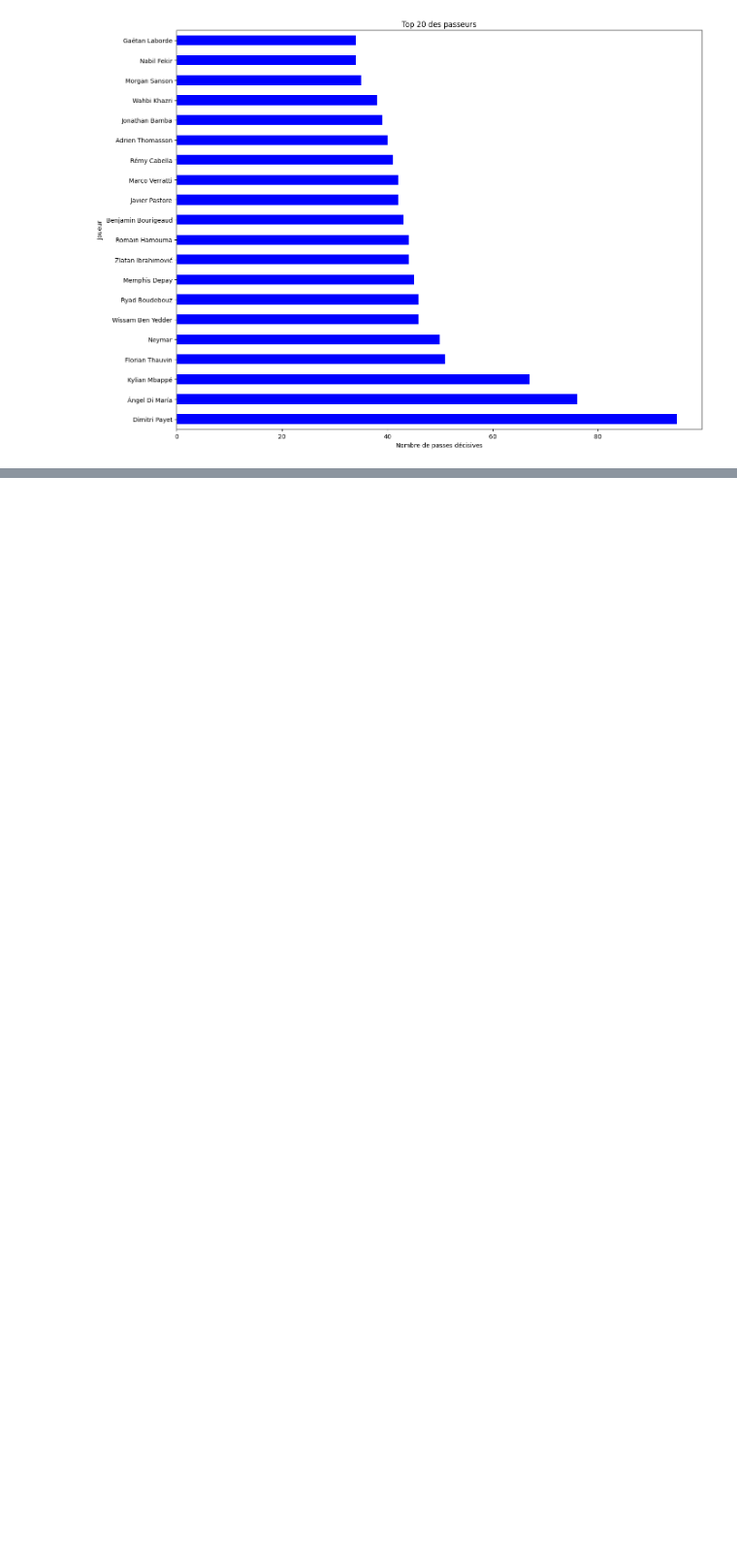
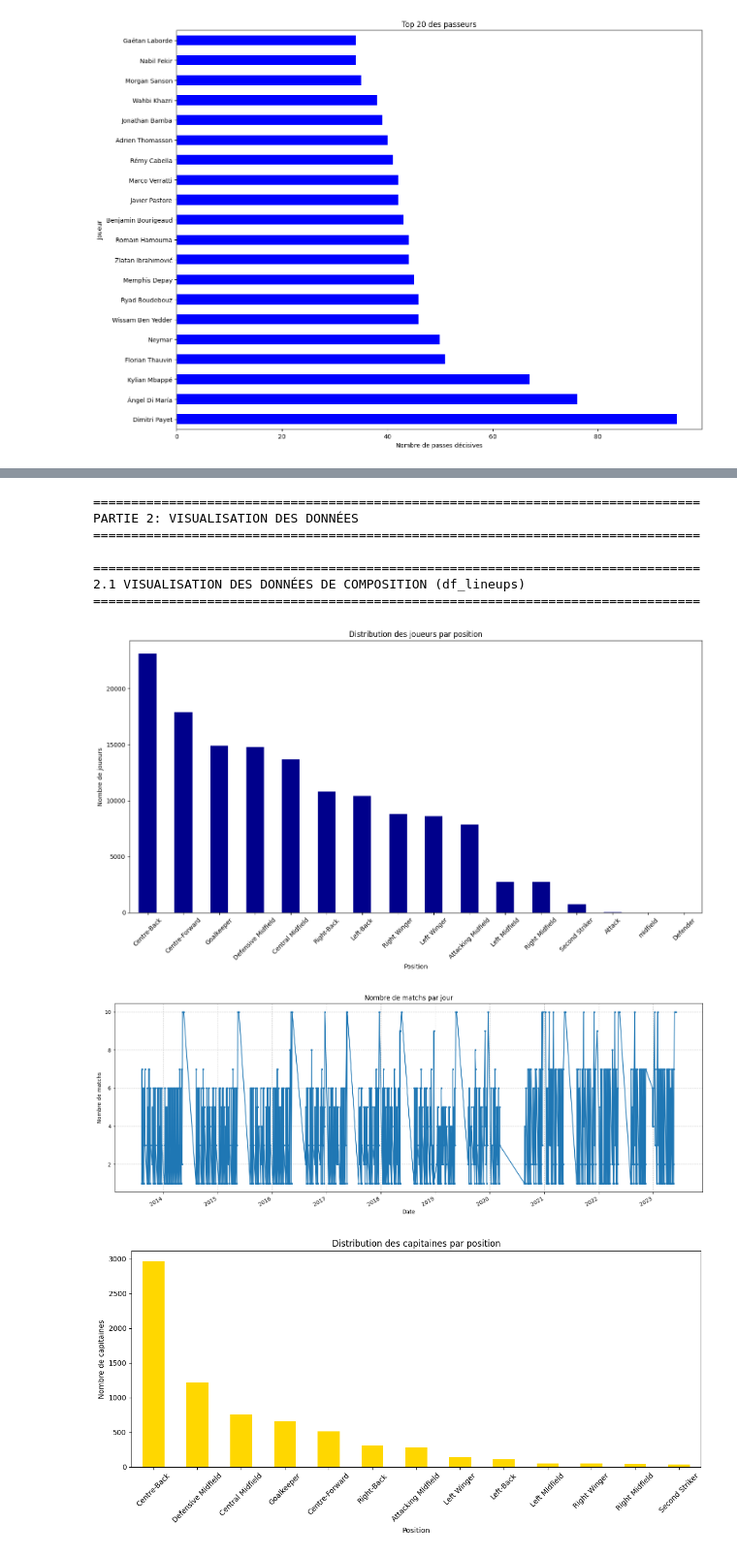
Before and after one commit to mohamed-bouchalkha/ligue1-match-prediction-Project, a Jupyter notebook: Prediction_Ligue1_2023.ipynb, the cells around one changed output, grey strips where cells are left out. Shown at 97% size. Cells and saved outputs as stored; diff of their text form; code cells hidden in the pictures; blank space fills up the shorter version.

```diff
--- a/Prediction_Ligue1_2023.ipynb
+++ b/Prediction_Ligue1_2023.ipynb
@@ -1205,0 +1411,74 @@ Name: assists, dtype: int64
+# %%
+# -------------------------------------------------------------------------------
+# PARTIE 2: VISUALISATION DES DONNÉES
+# -------------------------------------------------------------------------------
+
+print("\n" + "="*80)
+print("PARTIE 2: VISUALISATION DES DONNÉES")
+print("="*80)
+
+# -------------------------------------------------------------------------------
+# 2.1 VISUALISATION DES DONNÉES DE COMPOSITION (df_lineups)
+# -------------------------------------------------------------------------------
+
+print("\n" + "="*80)
+print("2.1 VISUALISATION DES DONNÉES DE COMPOSITION (df_lineups)")
+print("="*80)
+
+# Distribution des positions
+plt.figure(figsize=(14, 8))
+positions_count = df_lineups['position'].value_counts()
+positions_count.plot(kind='bar', color='darkblue')
+plt.title('Distribution des joueurs par position')
+plt.xlabel('Position')
+plt.ylabel('Nombre de joueurs')
+plt.xticks(rotation=45)
+plt.tight_layout()
+
+# Évolution du nombre de matchs par date
+plt.figure(figsize=(16, 6))
+matches_per_date = df_lineups.groupby('date')['game_id'].nunique()
+matches_per_date.plot(kind='line', marker='.', markersize=5)
+plt.title('Nombre de matchs par jour')
+plt.xlabel('Date')
+plt.ylabel('Nombre de matchs')
+plt.grid(True, linestyle='--', alpha=0.7)
+plt.tight_layout()
+
+# Distribution des capitaines par position
+plt.figure(figsize=(12, 6))
+captain_positions = df_lineups[df_lineups['team_captain'] == 1]['position'].value_counts()
+captain_positions.plot(kind='bar', color='gold')
+plt.title('Distribution des capitaines par position')
+plt.xlabel('Position')
+plt.ylabel('Nombre de capitaines')
+plt.xticks(rotation=45)
+plt.tight_layout()
+
+# Nombre de joueurs titulaires vs remplaçants
+plt.figure(figsize=(10, 6))
+player_types = df_lineups['type'].value_counts()
+player_types.plot(kind='pie', autopct='%1.1f%%', startangle=90, colors=['green', 'orange'])
+plt.title('Répartition des joueurs titulaires vs remplaçants')
+plt.ylabel('')
+plt.tight_layout()
+
+# Top 20 des joueurs les plus présents
+top_players = df_lineups['player_name'].value_counts().head(20)
+plt.figure(figsize=(14, 10))
+top_players.plot(kind='barh', color='teal')
+plt.title('Top 20 des joueurs les plus présents dans les compositions')
+plt.xlabel('Nombre d\'apparitions')
+plt.ylabel('Joueur')
+plt.tight_layout()
+# %% [output]
+================================================================================
+PARTIE 2: VISUALISATION DES DONNÉES
+================================================================================
+
+================================================================================
+2.1 VISUALISATION DES DONNÉES DE COMPOSITION (df_lineups)
+================================================================================
+[figure, added]
+[figure, added]
+[figure, added]
```
Also changed, not shown: parts of 21 cells of this notebook.
